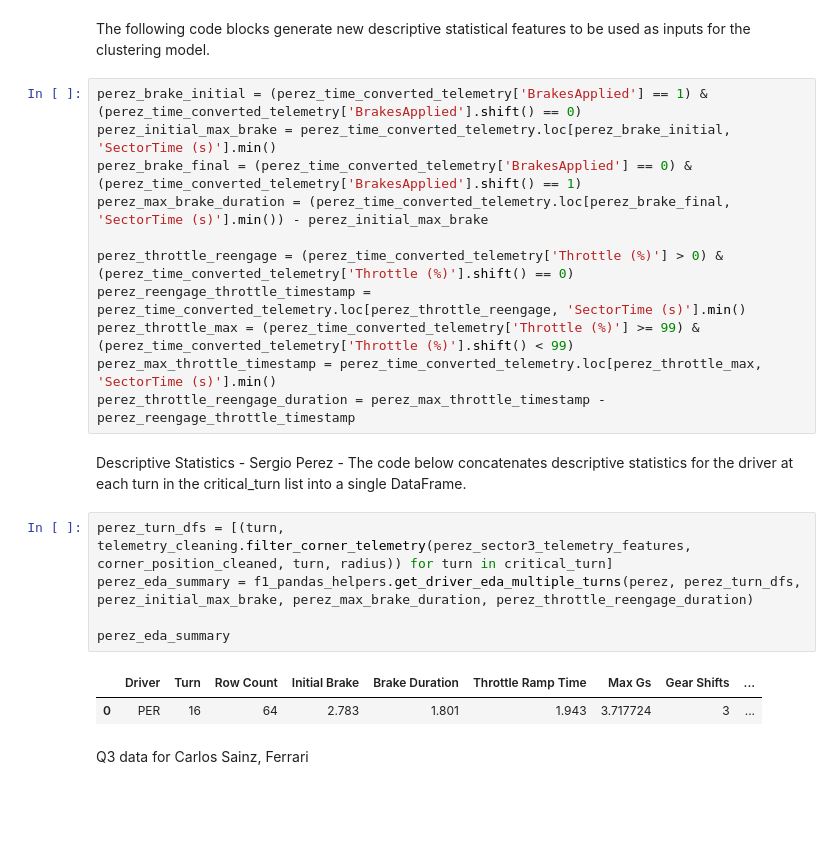
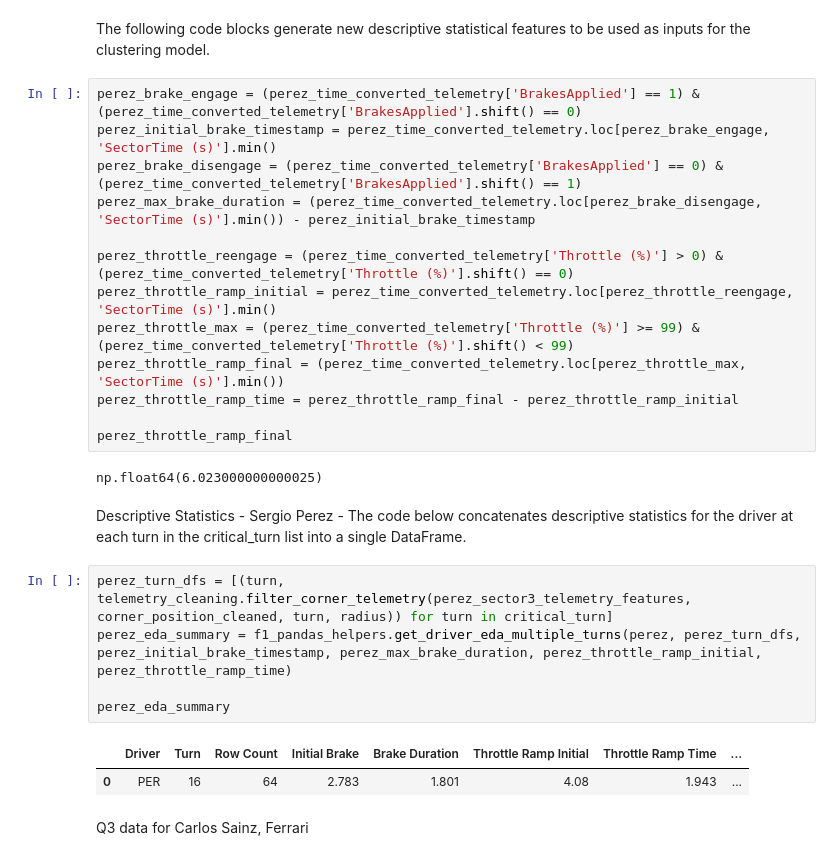
Before and after one commit to PESIII23/f1-driving-style-analytics-tool, a Jupyter notebook: notebooks/02_multi_driver_analysis copy.ipynb, the cells around one changed output. Drawn from its saved outputs; the diff is of its cells as text; blank space fills up the shorter version.

```diff
--- a/notebooks/02_multi_driver_analysis copy.ipynb
+++ b/notebooks/02_multi_driver_analysis copy.ipynb
@@ -255,26 +270,30 @@ perez_time_converted_telemetry = feature_engineering.TelemetryFeatures(perez_cor
 # %% [markdown]
 The following code blocks generate new descriptive statistical features to be used as inputs for the clustering model.
 # %%
-perez_brake_initial = (perez_time_converted_telemetry['BrakesApplied'] == 1) & (perez_time_converted_telemetry['BrakesApplied'].shift() == 0)
-perez_initial_max_brake = perez_time_converted_telemetry.loc[perez_brake_initial, 'SectorTime (s)'].min()
-perez_brake_final = (perez_time_converted_telemetry['BrakesApplied'] == 0) & (perez_time_converted_telemetry['BrakesApplied'].shift() == 1)
-perez_max_brake_duration = (perez_time_converted_telemetry.loc[perez_brake_final, 'SectorTime (s)'].min()) - perez_initial_max_brake
+perez_brake_engage = (perez_time_converted_telemetry['BrakesApplied'] == 1) & (perez_time_converted_telemetry['BrakesApplied'].shift() == 0)
+perez_initial_brake_timestamp = perez_time_converted_telemetry.loc[perez_brake_engage, 'SectorTime (s)'].min()
+perez_brake_disengage = (perez_time_converted_telemetry['BrakesApplied'] == 0) & (perez_time_converted_telemetry['BrakesApplied'].shift() == 1)
+perez_max_brake_duration = (perez_time_converted_telemetry.loc[perez_brake_disengage, 'SectorTime (s)'].min()) - perez_initial_brake_timestamp
 
 perez_throttle_reengage = (perez_time_converted_telemetry['Throttle (%)'] > 0) & (perez_time_converted_telemetry['Throttle (%)'].shift() == 0)
-perez_reengage_throttle_timestamp = perez_time_converted_telemetry.loc[perez_throttle_reengage, 'SectorTime (s)'].min()
+perez_throttle_ramp_initial = perez_time_converted_telemetry.loc[perez_throttle_reengage, 'SectorTime (s)'].min()
 perez_throttle_max = (perez_time_converted_telemetry['Throttle (%)'] >= 99) & (perez_time_converted_telemetry['Throttle (%)'].shift() < 99)
-perez_max_throttle_timestamp = perez_time_converted_telemetry.loc[perez_throttle_max, 'SectorTime (s)'].min()
-perez_throttle_reengage_duration = perez_max_throttle_timestamp - perez_reengage_throttle_timestamp
+perez_throttle_ramp_final = (perez_time_converted_telemetry.loc[perez_throttle_max, 'SectorTime (s)'].min())
+perez_throttle_ramp_time = perez_throttle_ramp_final - perez_throttle_ramp_initial
+
+perez_throttle_ramp_final
+# %% [output]
+np.float64(6.023000000000025)
 # %% [markdown]
 Descriptive Statistics - Sergio Perez - The code below concatenates descriptive statistics for the driver at each turn in the critical_turn list into a single DataFrame.
 # %%
 perez_turn_dfs = [(turn, telemetry_cleaning.filter_corner_telemetry(perez_sector3_telemetry_features, corner_position_cleaned, turn, radius)) for turn in critical_turn]
-perez_eda_summary = f1_pandas_helpers.get_driver_eda_multiple_turns(perez, perez_turn_dfs, perez_initial_max_brake, perez_max_brake_duration, perez_throttle_reengage_duration)
+perez_eda_summary = f1_pandas_helpers.get_driver_eda_multiple_turns(perez, perez_turn_dfs, perez_initial_brake_timestamp, perez_max_brake_duration, perez_throttle_ramp_initial, perez_throttle_ramp_time)
 
 perez_eda_summary
 # %% [output]
-|  | Driver | Turn | Row Count | Initial Brake | Brake Duration | Throttle Ramp Time | Max Gs | Gear Shifts | ... |
-| 0 | PER | 16 | 64 | 2.783 | 1.801 | 1.943 | 3.717724 | 3 | ... |
+|  | Driver | Turn | Row Count | Initial Brake | Brake Duration | Throttle Ramp Initial | Throttle Ramp Time | ... |
+| 0 | PER | 16 | 64 | 2.783 | 1.801 | 4.08 | 1.943 | ... |
 # %% [markdown]
 Q3 data for Carlos Sainz, Ferrari
 # %%
```
Also changed, not shown: parts of 30 cells of this notebook, 1 other file.
